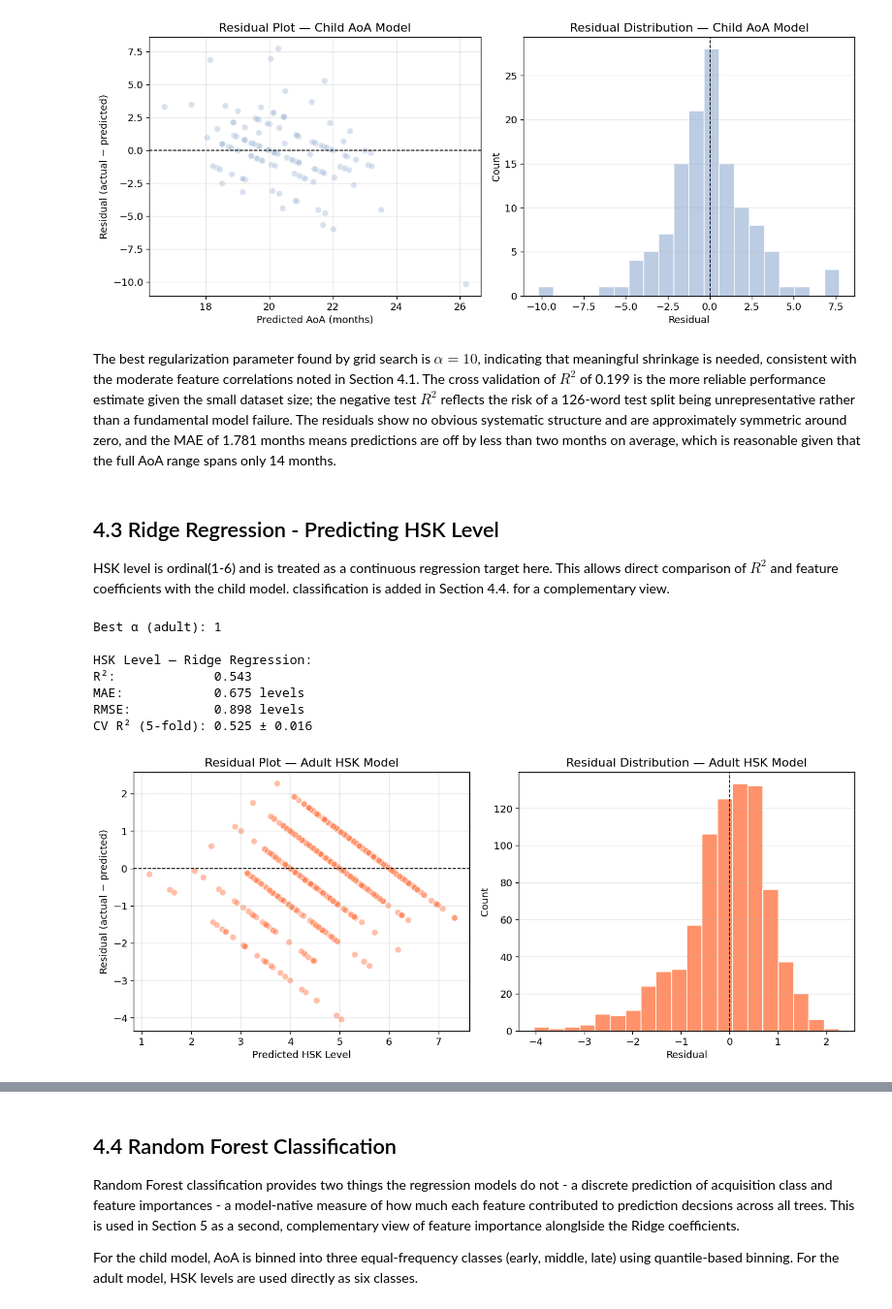
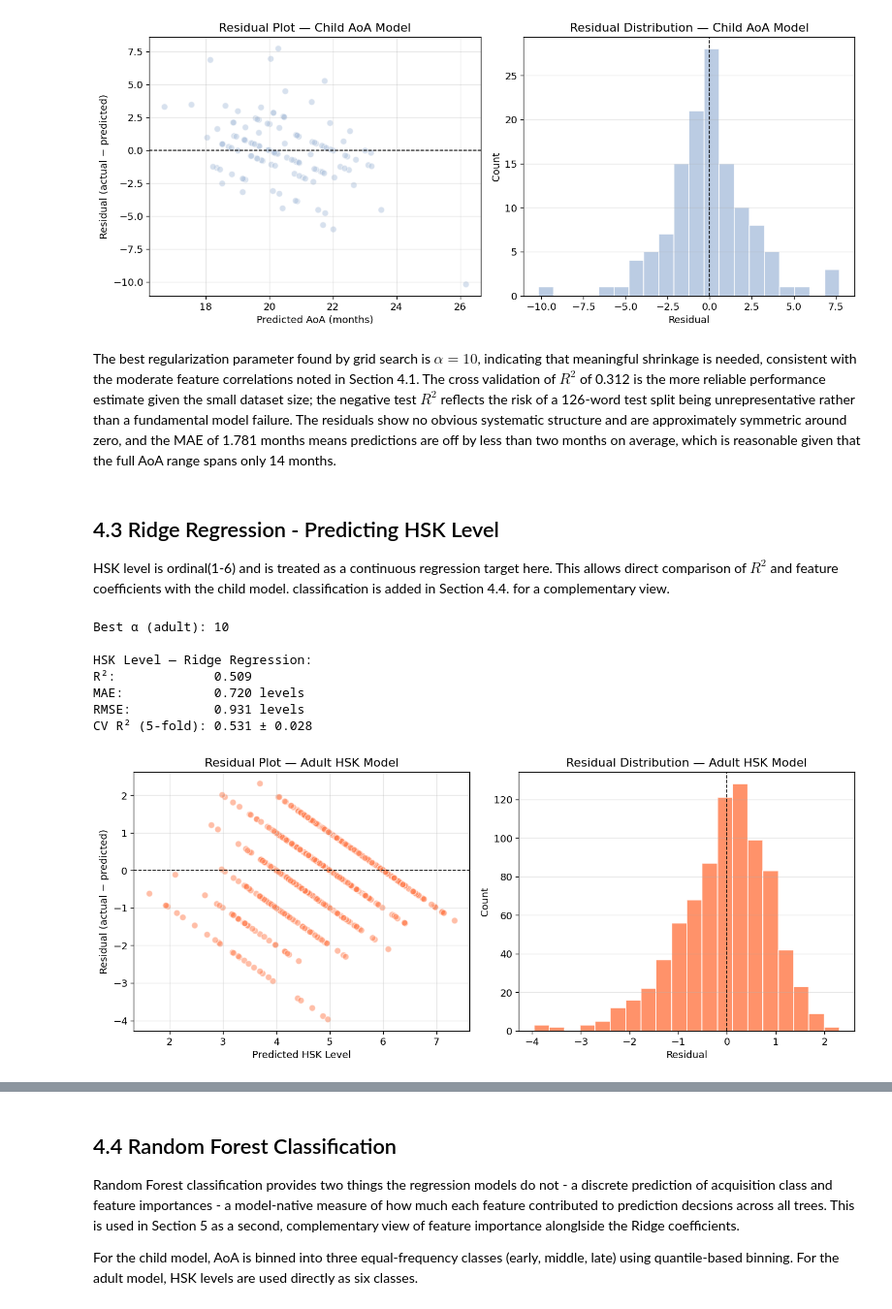
Before and after one commit to Slavena1/Softuni-Machine-Learning-Final-Project, a Jupyter notebook: notebook/analysis.ipynb, the cells around one changed output, grey strips where cells are left out. Shown at 97% size. Drawn from its saved outputs; the diff is of its cells as text; code cells hidden in the pictures.

```diff
--- a/notebook/analysis.ipynb
+++ b/notebook/analysis.ipynb
@@ -364,12 +272,8 @@ Most abstract words (lowest scores):
 | 2220 | 臻 | 2.25 |
 | 515 | 该 | 2.35 |
 # %%
-def normalize_concreteness(series):
-    """Min-max normalize concreteness scores to 0-1 range."""
-    return (series - series.min()) / (series.max() - series.min())
-
-df_xuli['concreteness_norm'] = normalize_concreteness(df_xuli['concreteness'])
-df_liu['concreteness_norm'] = normalize_concreteness(df_liu['concreteness_raw'])
+df_xuli['concreteness_norm'] = dp.normalize_concreteness(df_xuli['concreteness'])
+df_liu['concreteness_norm'] = dp.normalize_concreteness(df_liu['concreteness_raw'])
 
 # Concatenate directly — no overlap between single-character and two-character datasets
 df_concrete_combined = pd.concat([
@@ -390,10 +294,6 @@ Mandarin contains a class of words formed by doubling a single character, for ex
 
 Their concreteness is derived from the base character's rating in the Liu et al. dataset, because linguistically reduplicated words derive their meaning entirely from the base character.
 # %%
-def is_reduplication(word):
-    """Return True if word is a two-character reduplication (e.g. 妈妈)."""
-    return len(word) == 2 and word[0] == word[1]
-
 # Build lookup from Liu et al. normalized scores
 liu_lookup = dict(zip(df_liu['word'], df_liu['concreteness_norm']))
 
@@ -402,7 +302,7 @@ missing_conc_words = df_aoa[
     ~df_aoa['word'].isin(df_concrete_combined['word'])
 ]['word'].tolist()
 
-reduplications = [w for w in missing_conc_words if is_reduplication(w)]
+reduplications = [w for w in missing_conc_words if dp.is_reduplication(w)]
 print(f"Reduplicated words missing concreteness: {len(reduplications)}")
 print(reduplications)
 
@@ -961,66 +822,62 @@ plt.show()
 # %% [output]
 [figure]
 # %% [markdown]
-The best regularization parameter found by grid search is $\alpha = 10$, indicating that meaningful shrinkage is needed, consistent with the moderate feature correlations noted in Section 4.1. The cross validation of $R^2$ of 0.199 is the more reliable performance estimate given the small dataset size; the negative test $R^2$ reflects the risk of a 126-word test split being unrepresentative rather than a fundamental model failure. The residuals show no obvious systematic structure and are approximately symmetric around zero, and the MAE of 1.781 months means predictions are off by less than two months on average, which is reasonable given that the full AoA range spans only 14 months.
+The best regularization parameter found by grid search is $\alpha = 10$, indicating that meaningful shrinkage is needed, consistent with the moderate feature correlations noted in Section 4.1. The cross validation of $R^2$ of 0.312 is the more reliable performance estimate given the small dataset size; the negative test $R^2$ reflects the risk of a 126-word test split being unrepresentative rather than a fundamental model failure. The residuals show no obvious systematic structure and are approximately symmetric around zero, and the MAE of 1.781 months means predictions are off by less than two months on average, which is reasonable given that the full AoA range spans only 14 months.
 # %% [markdown]
 ## 4.3 Ridge Regression - Predicting HSK Level
 HSK level is ordinal(1-6) and is treated as a continuous regression target here. This allows direct comparison of $R^2$ and feature coefficients with the child model. classification is added in Section 4.4. for a complementary view.
 # %%
-grid_adult = GridSearchCV(
-    Ridge(), param_grid,
-    cv=KFold(n_splits=5, shuffle=True, random_state=42),
-    scoring='r2')
-grid_adult.fit(X_a_train, y_a_train)
+grid_adult = mdl.fit_ridge(
+    X_a_train, y_a_train, param_grid,
+    cv=KFold(n_splits=5, shuffle=True, random_state=42))
 
-best_alpha_adult = grid_adult.best_params_['alpha']
-print(f"Best α (adult): {best_alpha_adult}")
+best_alpha_adult = grid_adult.best_params_['ridge__alpha']
+print(f"Best \u03b1 (adult): {best_alpha_adult}")
 
-ridge_adult = Ridge(alpha=best_alpha_adult)
-ridge_adult.fit(X_a_train, y_a_train)
+ridge_adult = grid_adult.best_estimator_
 y_a_pred = ridge_adult.predict(X_a_test)
 
 cv_scores_adult = cross_val_score(
-    Ridge(alpha=best_alpha_adult),
-    X_adult_scaled, y_adult,
+    ridge_adult, X_a_train, y_a_train,
     cv=KFold(n_splits=5, shuffle=True, random_state=42),
     scoring='r2')
 
 print(f"\nHSK Level — Ridge Regression:")
-print(f"R²:             {r2_score(y_a_test, y_a_pred):.3f}")
+print(f"R\u00b2:             {r2_score(y_a_test, y_a_pred):.3f}")
 print(f"MAE:            {mean_absolute_error(y_a_test, y_a_pred):.3f} levels")
 print(f"RMSE:           {np.sqrt(mean_squared_error(y_a_test, y_a_pred)):.3f} levels")
-print(f"CV R² (5-fold): {cv_scores_adult.mean():.3f} ± {cv_scores_adult.std():.3f}")
+print(f"CV R\u00b2 (5-fold): {cv_scores_adult.mean():.3f} \u00b1 {cv_scores_adult.std():.3f}")
 # %% [output]
-Best α (adult): 1
+Best α (adult): 10
 
 HSK Level — Ridge Regression:
-R²:             0.543
-MAE:            0.675 levels
-RMSE:           0.898 levels
-CV R² (5-fold): 0.525 ± 0.016
+R²:             0.509
+MAE:            0.720 levels
+RMSE:           0.931 levels
+CV R² (5-fold): 0.531 ± 0.028
 # %%
 fig, axes = plt.subplots(1, 2, figsize=(12, 5))
 
 residuals_adult = y_a_test - y_a_pred
 axes[0].scatter(y_a_pred, residuals_adult,
                 alpha=0.5, color='coral',
                 edgecolors='white', s=50)
 axes[0].axhline(0, color='black', linestyle='--', linewidth=1)
 axes[0].set_xlabel('Predicted HSK Level')
-axes[0].set_ylabel('Residual (actual − predicted)')
+axes[0].set_ylabel('Residual (actual \u2212 predicted)')
 axes[0].set_title('Residual Plot — Adult HSK Model')
 axes[0].grid(True, alpha=0.3)
 
 axes[1].hist(residuals_adult, bins=20,
              color='coral', edgecolor='white', alpha=0.85)
 axes[1].axvline(0, color='black', linestyle='--', linewidth=1)
 axes[1].set_xlabel('Residual')
 axes[1].set_ylabel('Count')
 axes[1].set_title('Residual Distribution — Adult HSK Model')
 axes[1].grid(axis='y', alpha=0.3)
 
 plt.tight_layout()
 plt.show()
 # %% [output]
-[figure, old version]
+[figure, new version]
 # %% [markdown]
```
Also changed, not shown: parts of 35 cells of this notebook, 1 other file.
